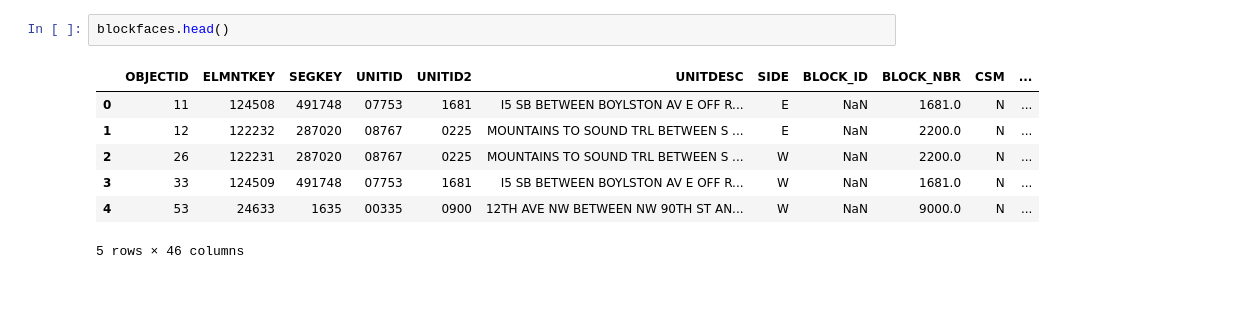
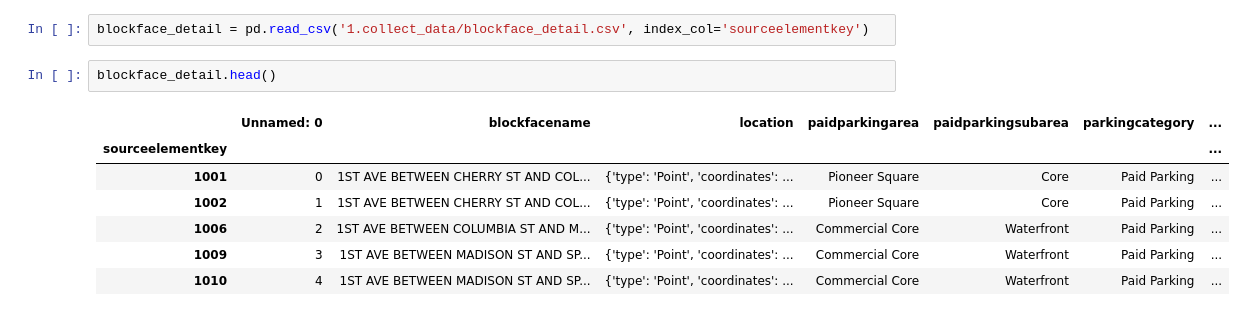
Before and after one commit to mocohen/Capstone-Project-1, a Jupyter notebook: EDA.ipynb, the cells around one changed output. Drawn from its saved outputs; the diff is of its cells as text; blank space fills up the shorter version.

Commit message:
Display all parking spaces

```diff
--- a/EDA.ipynb
+++ b/EDA.ipynb
@@ -70,10 +20,12 @@ blockfaces.describe()
+# %%
+blockface_detail = pd.read_csv('1.collect_data/blockface_detail.csv', index_col='sourceelementkey')
 # %%
-blockfaces.head()
+blockface_detail.head()
 # %% [output]
-|  | OBJECTID | ELMNTKEY | SEGKEY | UNITID | UNITID2 | UNITDESC | SIDE | BLOCK_ID | BLOCK_NBR | CSM | ... |
-| 0 | 11 | 124508 | 491748 | 07753 | 1681 | I5 SB BETWEEN BOYLSTON AV E OFF R... | E | NaN | 1681.0 | N | ... |
-| 1 | 12 | 122232 | 287020 | 08767 | 0225 | MOUNTAINS TO SOUND TRL BETWEEN S ... | E | NaN | 2200.0 | N | ... |
-| 2 | 26 | 122231 | 287020 | 08767 | 0225 | MOUNTAINS TO SOUND TRL BETWEEN S ... | W | NaN | 2200.0 | N | ... |
-| 3 | 33 | 124509 | 491748 | 07753 | 1681 | I5 SB BETWEEN BOYLSTON AV E OFF R... | W | NaN | 1681.0 | N | ... |
-| 4 | 53 | 24633 | 1635 | 00335 | 0900 | 12TH AVE NW BETWEEN NW 90TH ST AN... | W | NaN | 9000.0 | N | ... |
+|  | Unnamed: 0 | blockfacename | location | paidparkingarea | paidparkingsubarea | parkingcategory | ... |
+| sourceelementkey |  |  |  |  |  |  | ... |
+| 1001 | 0 | 1ST AVE BETWEEN CHERRY ST AND COL... | {'type': 'Point', 'coordinates': ... | Pioneer Square | Core | Paid Parking | ... |
+| 1002 | 1 | 1ST AVE BETWEEN CHERRY ST AND COL... | {'type': 'Point', 'coordinates': ... | Pioneer Square | Core | Paid Parking | ... |
+| 1006 | 2 | 1ST AVE BETWEEN COLUMBIA ST AND M... | {'type': 'Point', 'coordinates': ... | Commercial Core | Waterfront | Paid Parking | ... |
+| 1009 | 3 | 1ST AVE BETWEEN MADISON ST AND SP... | {'type': 'Point', 'coordinates': ... | Commercial Core | Waterfront | Paid Parking | ... |
+| 1010 | 4 | 1ST AVE BETWEEN MADISON ST AND SP... | {'type': 'Point', 'coordinates': ... | Commercial Core | Waterfront | Paid Parking | ... |
-5 rows × 46 columns
```
Also changed, not shown: parts of 12 cells of this notebook, 3 other files.
